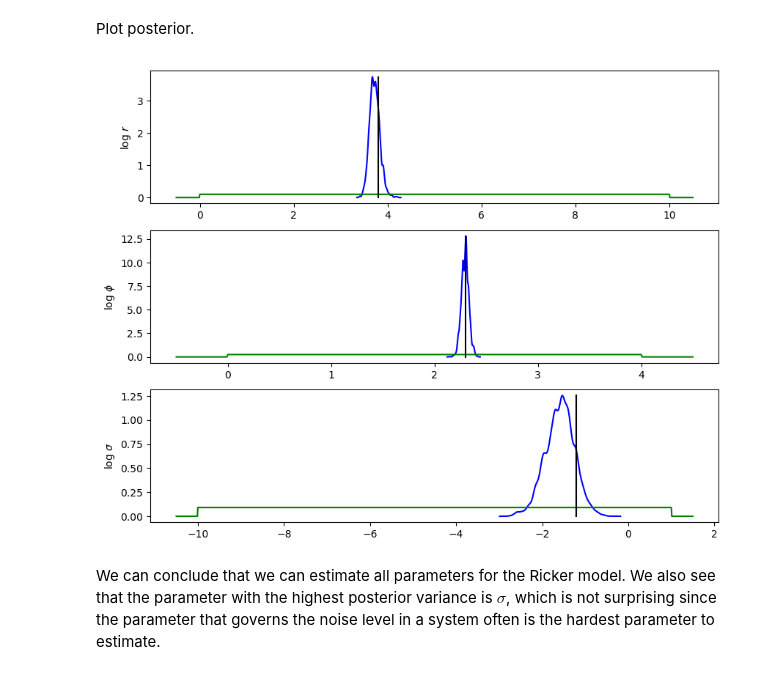
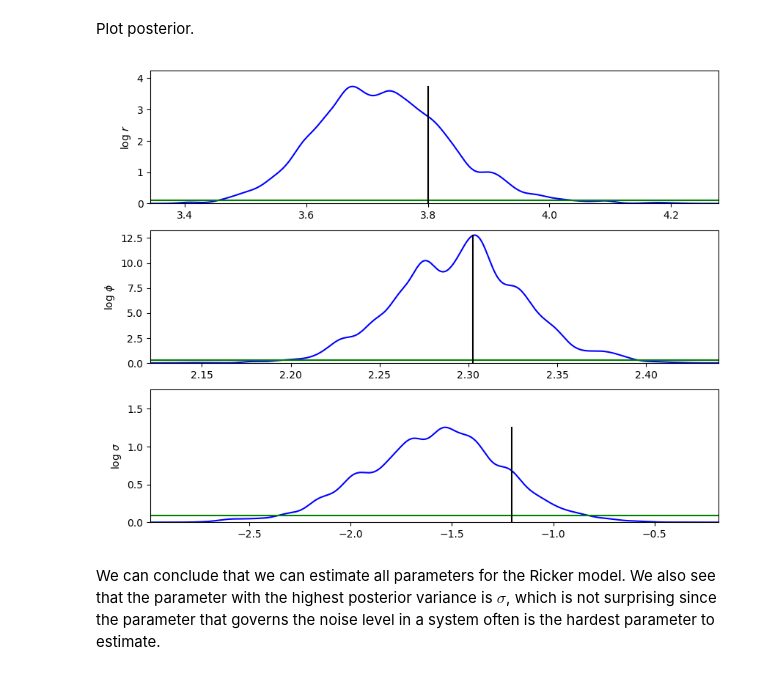
Before and after one commit to SamuelWiqvist/introlikelihoodfree, a Jupyter notebook: An introduction to likelihood-free inference.ipynb, the cells around one changed output. Drawn from its saved outputs; the diff is of its cells as text; code cells hidden in the pictures.

```diff
--- a/An introduction to likelihood-free inference.ipynb
+++ b/An introduction to likelihood-free inference.ipynb
@@ -1110,12 +1142,6 @@ doc"""
 Constructs the return type of the resutls from the MCWH and PMCMC algorithm.
 """
 function return_results(Theta,accept_vec,prior_vec, problem,adaptive_update_params)
-
-  if typeof(problem.adaptive_update) == AMUpdate_gen
-    return (Result(Theta, loglik, accept_vec, prior_vec), adaptive_update_params[6])
-  else
-    return Result(Theta, accept_vec, prior_vec)
-  end
-
+  return Result(Theta, accept_vec, prior_vec)
 end
 # %% [output]
@@ -1228,7 +1258,7 @@ log_unifpdf
 Since we already specified the functions `sample_from_prior`, `evaluate_prior`, `generate_data`, and `calc_summary` for the g-and-k distribution we can now directly set up the problem. Here we set the sequence of $\epsilon$'s to start at a large value, and this value is then decreased at every 5000:th iteration until we reach the $\epsilon$ value that we want to use when collecting the values for the approximate posterior, in this case, $\epsilon = 0.2$. We also use an adaptive random walk proposal now.
 # %%
 problem = set_up_abcmcmc_problem_gk(ploton = true,
-  start = "non-random", print_interval=10000);
+  start = "non-random", print_interval=50000);
 
 # load data
 problem.data.y = Array(CSV.read("data/gandk_data.csv", nullable=false))[:];
@@ -1602,7 +1586,7 @@ doc"""
 
 Runs the adaptive Metropolis-Hastings algorithm.
 """
-function adaptiveMH(y::Vector, nbr_iter::Int, adaptive_update, θ_0::Vector, c::Float64, print_interval::Int=100)
+function adaptiveMH(y::Vector, nbr_iter::Int, adaptive_update, θ_0::Vector, c::Float64, print_interval::Int=1000)
 
   # pre-allocate matrices
   chain = zeros(length(θ_0), nbr_iter)
@@ -2512,6 +2442,7 @@ problem.alg_param.R = 10000;
 problem.alg_param.burn_in = 2000;
 problem.alg_param.alg = "PMCMC";
 problem.adaptive_update = AMUpdate_gen(eye(3), 2.4/sqrt(3), 0.2, 1., 0.8, 25);
+problem.alg_param.print_interval = 2000;
 # %% [markdown]
 We can now run the PMCMC algorithm. WARNING this can take a few minutes to run.
 # %%
@@ -2634,34 +2526,37 @@ x_c1_kerneldens = x_c1;
 x_c2_kerneldens = x_c2;
 x_c3_kerneldens = x_c3;
 
 # calc prior dist
 priordens_c1 = pdf.(Uniform(problem.prior_dist.prior_parameters[1,1], problem.prior_dist.prior_parameters[1,2]), x_c1);
 priordens_c2 = pdf.(Uniform(problem.prior_dist.prior_parameters[2,1], problem.prior_dist.prior_parameters[2,2]), x_c2);
 priordens_c3 = pdf.(Uniform(problem.prior_dist.prior_parameters[3,1], problem.prior_dist.prior_parameters[3,2]), x_c3);
 
 
 h1 = kde(Theta[1,problem.alg_param.burn_in:end]);
 h2 = kde(Theta[2,problem.alg_param.burn_in:end]);
 h3 = kde(Theta[3,problem.alg_param.burn_in:end]);
 
 PyPlot.figure(figsize=(10,8));
 PyPlot.subplot(311);
 PyPlot.plot(h1.x,h1.density, "b");
 PyPlot.plot(x_c1,priordens_c1, "g");
 PyPlot.plot((problem.model_param.theta_true[1], problem.model_param.theta_true[1]), (0, maximum(h1.density)), "k");
 PyPlot.ylabel(L"log $r$");
+axis([minimum(h1.x), maximum(h1.x), 0, maximum(h1.density)+0.5]);
 PyPlot.subplot(312);
 PyPlot.plot(h2.x,h2.density, "b");
 PyPlot.plot(x_c2,priordens_c2, "g");
 PyPlot.plot((problem.model_param.theta_true[2], problem.model_param.theta_true[2]), (0, maximum(h2.density)), "k");
 PyPlot.ylabel(L"log $\phi$");
+axis([minimum(h2.x), maximum(h2.x), 0, maximum(h2.density)+0.5]);
 PyPlot.subplot(313);
 PyPlot.plot(h3.x,h3.density, "b");
 PyPlot.plot(x_c3,priordens_c3, "g");
 PyPlot.plot((problem.model_param.theta_true[3], problem.model_param.theta_true[3]), (0, maximum(h3.density)), "k");
 PyPlot.ylabel(L"log $\sigma$");
+axis([minimum(h3.x), maximum(h3.x), 0, maximum(h3.density)+0.5]);
 # %% [output]
-[figure, old version]
+[figure, new version]
 # %% [markdown]
 We can conclude that we can estimate all parameters for the Ricker model. We also see that the parameter with the highest posterior variance is $\sigma$, which is not surprising since the parameter that governs the noise level in a system often is the hardest parameter to estimate.
 # %% [markdown]
```
Also changed, not shown: parts of 48 cells of this notebook, 3 other files.
